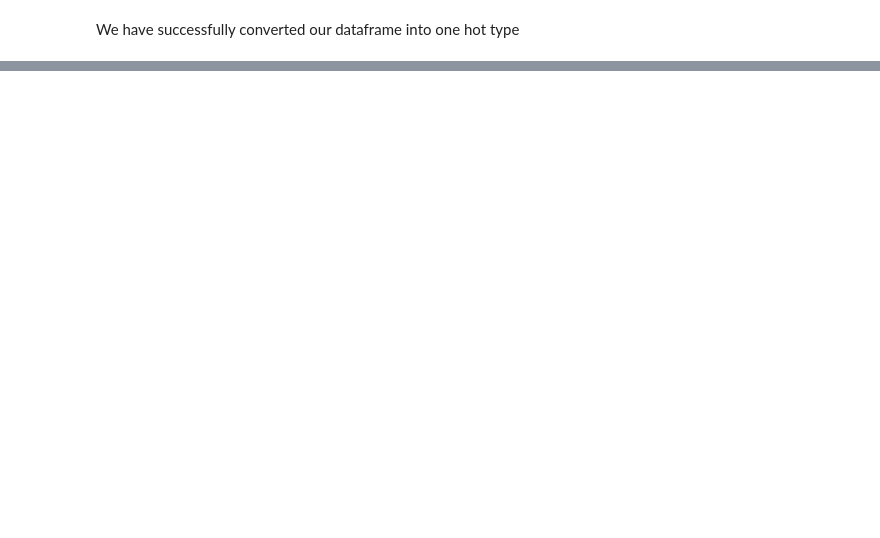
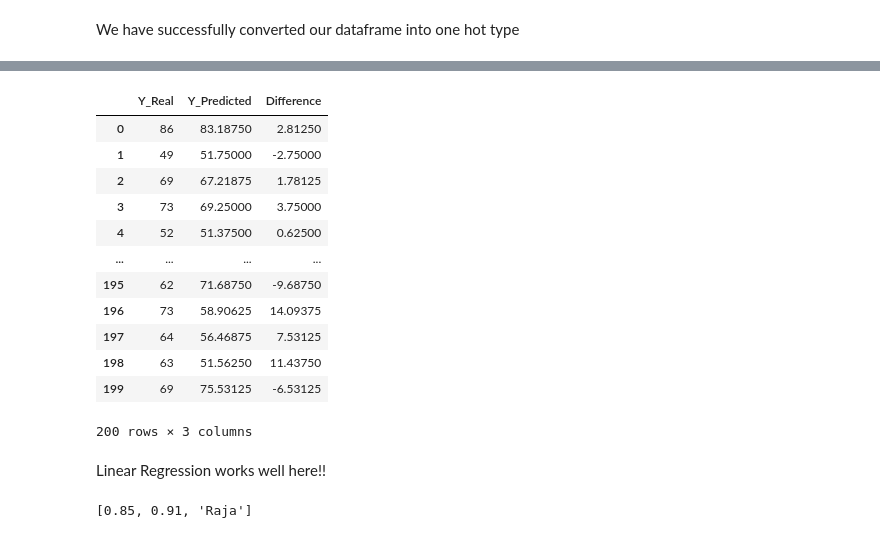
Before and after one commit to Rajadurai-CSE/End-to-End-Ml-project, a Jupyter notebook: notebook/model.ipynb, the cells around one changed output, grey strips where cells are left out. Saved outputs shown, nothing was run; the diff lists cells and outputs as text; code cells hidden in the pictures; blank space fills up the shorter version.

```diff
--- a/notebook/model.ipynb
+++ b/notebook/model.ipynb
@@ -178,0 +203,19 @@ sum_/c
+# %%
+diff_df = pd.DataFrame(data = list(zip(y_test,y_pred,y_test-y_pred)),columns=['Y_Real','Y_Predicted','Difference'])
+diff_df
+# %% [output]
+|  | Y_Real | Y_Predicted | Difference |
+| 0 | 86 | 83.18750 | 2.81250 |
+| 1 | 49 | 51.75000 | -2.75000 |
+| 2 | 69 | 67.21875 | 1.78125 |
+| 3 | 73 | 69.25000 | 3.75000 |
+| 4 | 52 | 51.37500 | 0.62500 |
+| ... | ... | ... | ... |
+| 195 | 62 | 71.68750 | -9.68750 |
+| 196 | 73 | 58.90625 | 14.09375 |
+| 197 | 64 | 56.46875 | 7.53125 |
+| 198 | 63 | 51.56250 | 11.43750 |
+| 199 | 69 | 75.53125 | -6.53125 |
+200 rows × 3 columns
+# %% [markdown]
+Linear Regression works well here!!
@@ -178,0 +228,4 @@ sum_/c
+# %%
+report[max_key]
+# %% [output]
+[0.85, 0.91, 'Raja']
```
Also changed, not shown: parts of 38 cells of this notebook, 24 other files.
